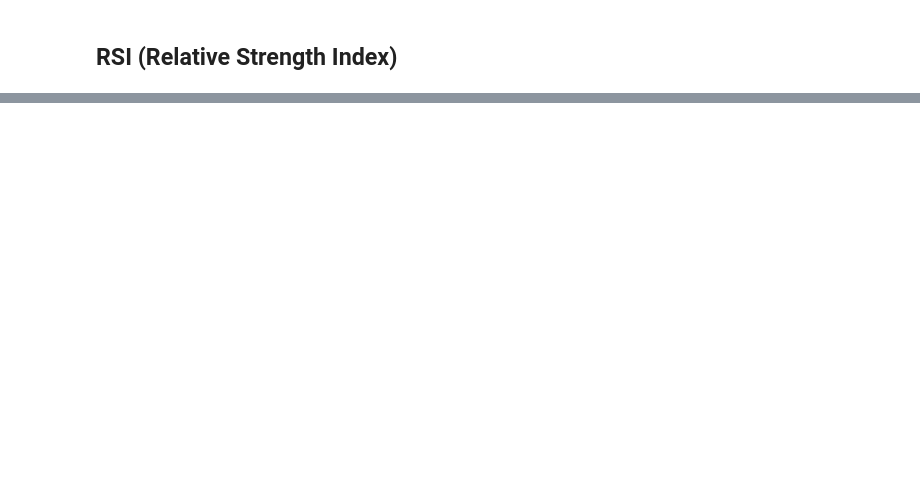
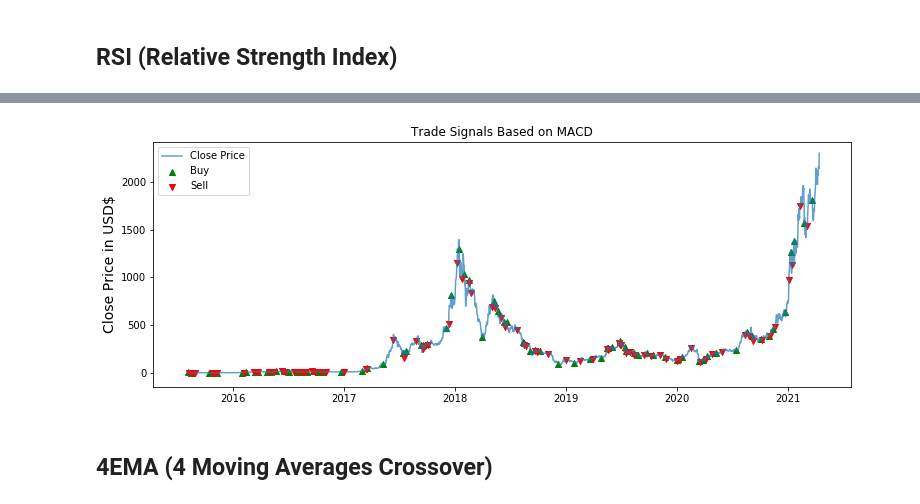
Before and after one commit to MDaniyal2000/algorithmic_trading_using_ai_and_ml_in_python, a Jupyter notebook: AI Project.ipynb, the cells around one changed output, grey strips where cells are left out. Cells and saved outputs as stored; diff of their text form; code cells hidden in the pictures; blank space fills up the shorter version.

```diff
--- a/AI Project.ipynb
+++ b/AI Project.ipynb
@@ -114,0 +131,42 @@ plt.show()
+# %%
+new_df = pd.DataFrame()
+new_df['MACD'] = macd
+new_df['Signal'] = signal
+new_df['Close'] = df['Close']
+# %%
+#Generate trade signals based on MACD
+flag = -1
+buying_signals = []
+selling_signals = []
+for i in range(len(new_df)):
+    if new_df['MACD'][i] > new_df['Signal'][i]:
+        selling_signals.append(np.nan)
+        if flag != 1:
+            buying_signals.append(new_df['Close'][i])
+            flag = 1
+        else:
+            buying_signals.append(np.nan)
+    elif new_df['MACD'][i] < new_df['Signal'][i]:
+        buying_signals.append(np.nan)
+        if flag == 1:
+            selling_signals.append(new_df['Close'][i])
+            flag = 0
+        else:
+            selling_signals.append(np.nan)
+    else:
+        buying_signals.append(np.nan)
+        selling_signals.append(np.nan)
+# %%
+#Visualize Trade Signals
+plt.figure(figsize=(12.5, 4.5))
+plt.title('Trade Signals Based on MACD')
+plt.plot(new_df['Close'], label='Close Price', alpha=0.7)
+plt.scatter(new_df.index, buying_signals, marker='^', color='green', label='Buy')
+plt.scatter(new_df.index, selling_signals, marker='v', color='red', label='Sell')
+plt.ylabel('Close Price in USD$', fontsize=14)
+plt.legend()
+plt.show()
+# %% [output]
+[figure, added]
+# %% [markdown]
+## 4EMA (4 Moving Averages Crossover)
```
Also changed, not shown: parts of 15 cells of this notebook.
